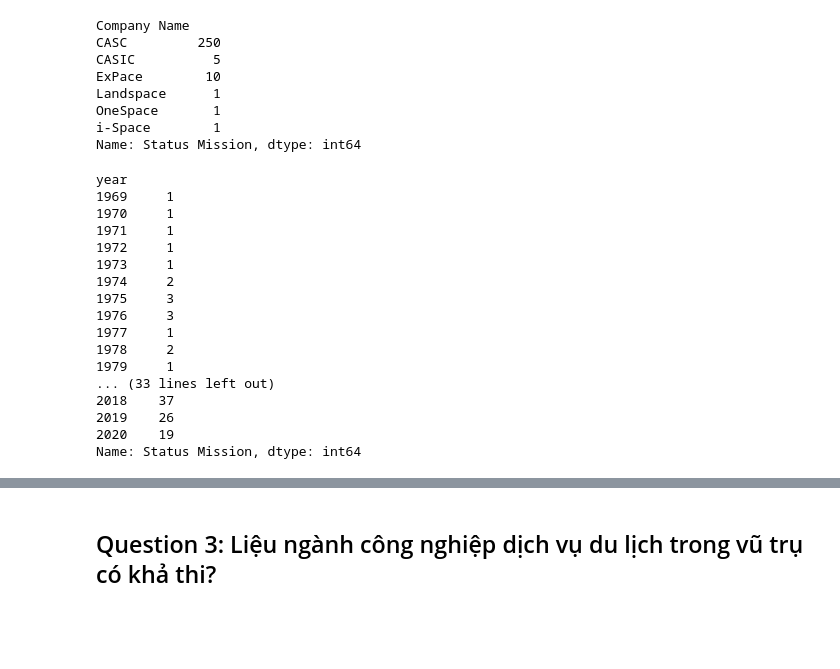
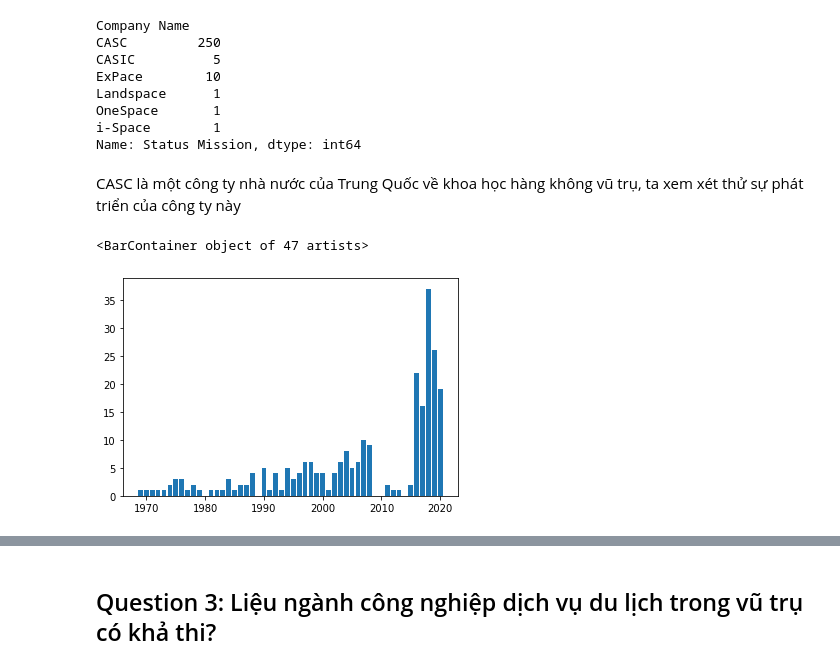
Before and after one commit to TranPhu1999/DH-LTKHDL-CK, a Jupyter notebook: 1712664-TranDucPhu_space.ipynb, the cells around one changed output, grey strips where cells are left out. Drawn from its saved outputs; the diff is of its cells as text; code cells hidden in the pictures; blank space fills up the shorter version.

```diff
--- a/1712664-TranDucPhu_space.ipynb
+++ b/1712664-TranDucPhu_space.ipynb
@@ -141,8 +141,8 @@ spaceLaunch_df["month"] = spaceLaunch_df["Datum"].apply(lambda datetime: datetim
 #Tạo thêm cột country
 spaceLaunch_df["country"] = spaceLaunch_df["Location"].apply(lambda country: country.split(", ")[-1])
 # %%
-#Các nhiệm vụ phóng được thực hiện tại Kazakhstan đều được thực hiện bởi
-#Nga nên ta cần đổi giá trị của cột country mà là Kazakhstan thành Russia mà trước năm 1991 là Liên Xô (USSR)
+#Các nhiệm vụ phóng được thực hiện tại Kazakhstan đều được thực hiện bởi các công ty Nga
+#nên ta cần đổi giá trị của cột country mà là Kazakhstan thành Russia mà trước năm 1991 là Liên Xô (USSR)
 for i in range(len(spaceLaunch_df["country"])):
     if (spaceLaunch_df["country"].loc[i] == "Kazakhstan"):
         if(spaceLaunch_df["year"].loc[i] < 1991):
@@ -152,3 +152,11 @@ for i in range(len(spaceLaunch_df["country"])):
     # Một vài đại điểm phóng tại Nga trước năm 1991 vẫn lưu là Nga nên ta đổi thành USSR
     if (spaceLaunch_df["country"].loc[i] == "Russia" and spaceLaunch_df["year"].loc[i] < 1991):
         spaceLaunch_df["country"].loc[i] = "USSR"
+
+#Tương tự với một số địa điểm khác trên thế giới
+spaceLaunch_df.loc[spaceLaunch_df['country'] == 'New Mexico', 'country'] = 'USA'
+spaceLaunch_df.loc[spaceLaunch_df['country'] == "Yellow Sea", 'country'] = "China"
+spaceLaunch_df.loc[spaceLaunch_df['country'] == "Shahrud Missile Test Site", 'country'] = "Iran"
+spaceLaunch_df.loc[spaceLaunch_df['country'] == "Pacific Missile Range Facility", 'country'] = "USA"
+spaceLaunch_df.loc[spaceLaunch_df['country'] == "Barents Sea", 'country'] = 'Russia'
+spaceLaunch_df.loc[spaceLaunch_df['country'] == "Gran Canaria", 'country'] = 'USA'
@@ -248,23 +255,10 @@ CASC là một công ty nhà nước về khoa học hàng không vũ trụ, ta
+# %% [markdown]
+CASC là một công ty nhà nước của Trung Quốc về khoa học hàng không vũ trụ, ta xem xét thử sự phát triển của công ty này
 # %%
 CASC = spaceLaunch_China_df[spaceLaunch_China_df["Company Name"] == "CASC"]
 # launchCompany_China = pd.concat([group[1].head(1) for group in launchCompany_China.groupby(['year'])])
-CASC = CASC.groupby("year")["Status Mission"].count()
-CASC
+CASC = CASC.groupby("year")["Status Mission"].count().reset_index()
+plt.bar(CASC["year"],CASC["Status Mission"])
 # %% [output]
-year
-1969     1
-1970     1
-1971     1
-1972     1
-1973     1
-1974     2
-1975     3
-1976     3
-1977     1
-1978     2
-1979     1
-... (33 lines left out)
-2018    37
-2019    26
-2020    19
-Name: Status Mission, dtype: int64
+<BarContainer object of 47 artists>
+[figure, added]
```
Also changed, not shown: parts of 9 cells of this notebook.
